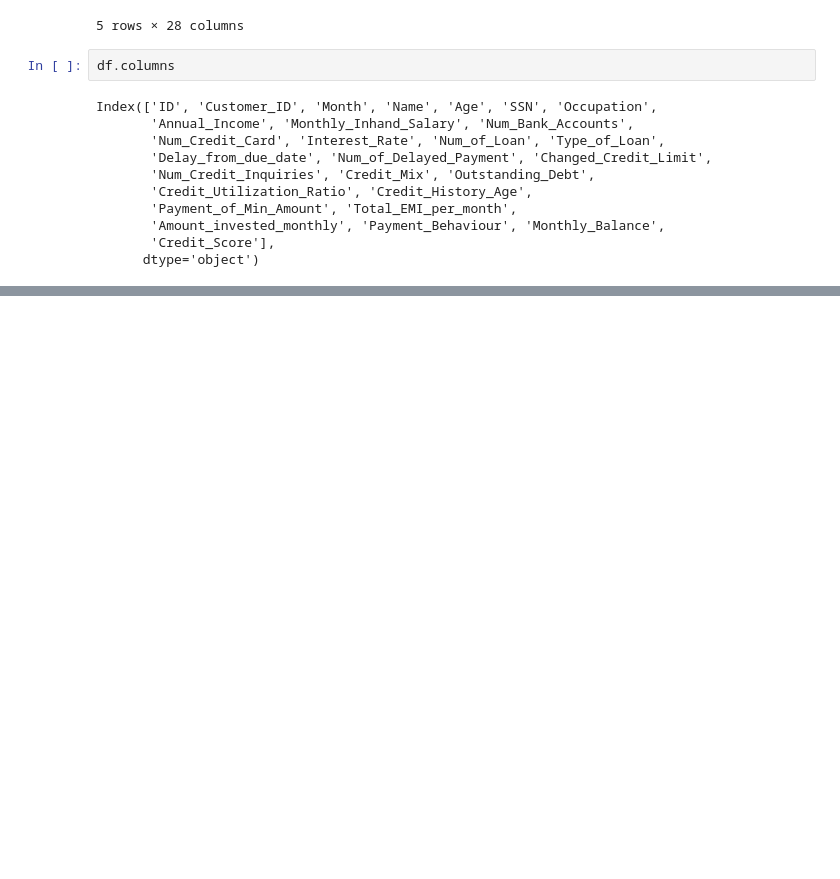
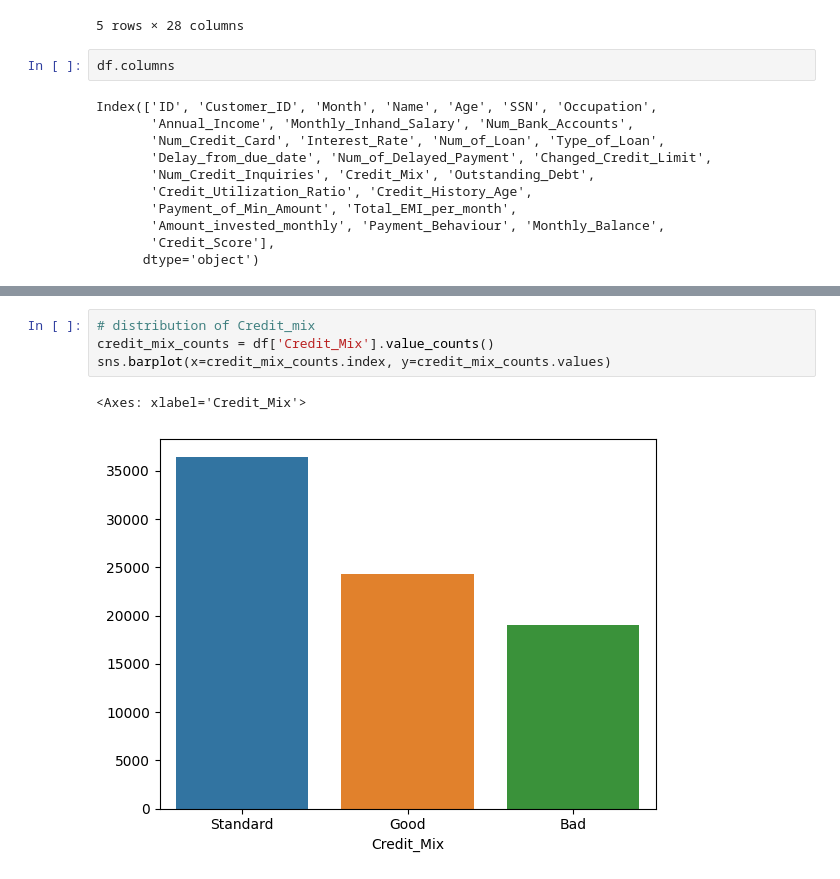
Before and after one commit to lilfakeS/MBAN6110Final, a Jupyter notebook: final_credit.ipynb, the cells around one changed output, grey strips where cells are left out. Saved outputs shown, nothing was run; the diff lists cells and outputs as text; blank space fills up the shorter version.

```diff
--- a/final_credit.ipynb
+++ b/final_credit.ipynb
@@ -84,0 +279,7 @@ TypeError: 'NoneType' object is not subscriptable
+# %%
+# distribution of Credit_mix
+credit_mix_counts = df['Credit_Mix'].value_counts()
+sns.barplot(x=credit_mix_counts.index, y=credit_mix_counts.values)
+# %% [output]
+<Axes: xlabel='Credit_Mix'>
+[figure, added]
```
Also changed, not shown: parts of 52 cells of this notebook.
